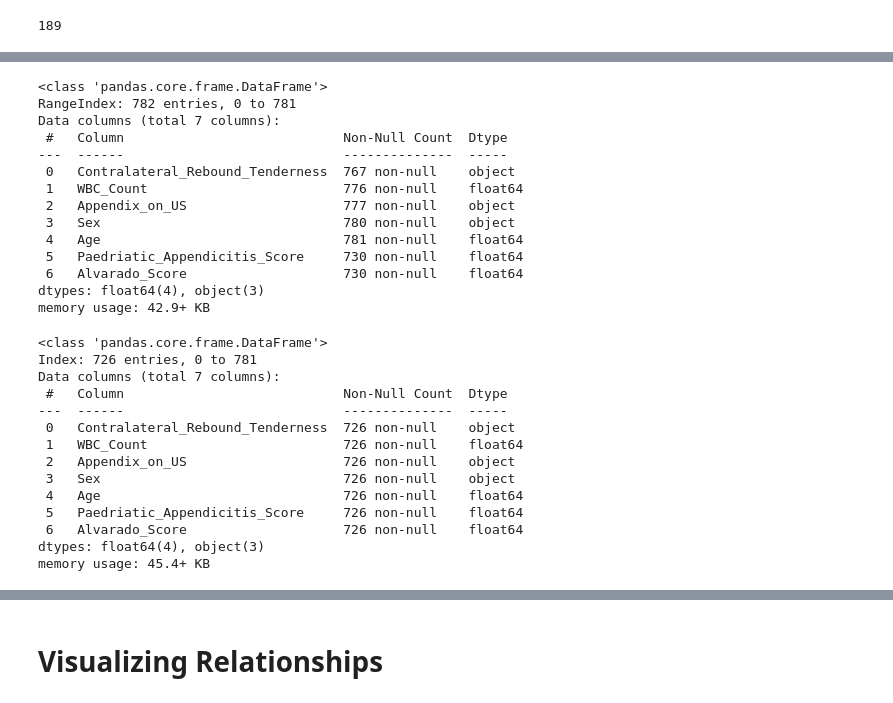
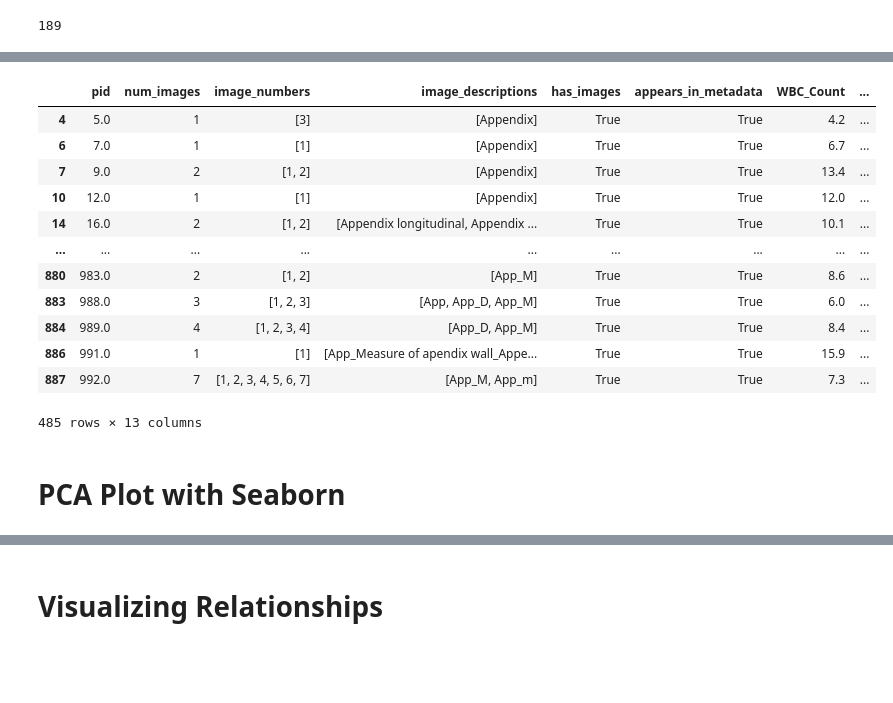
Before and after one commit to msankarsh/AIRP-Appendicitis, a Jupyter notebook: Appendicitis.ipynb, the cells around one changed output, grey strips where cells are left out. Drawn from its saved outputs; the diff is of its cells as text; code cells hidden in the pictures; blank space fills up the shorter version.

```diff
--- a/Appendicitis.ipynb
+++ b/Appendicitis.ipynb
@@ -406 +668,3 @@ patient_df = patient_df[['Contralateral_Rebound_Tenderness', 'WBC_Count','Append
+# %%
+final_df = final_df.dropna()
 # %%
@@ -421,17 +692,0 @@ memory usage: 30.7+ KB
-# %%
-patient_df.info()
-# %% [output]
-<class 'pandas.core.frame.DataFrame'>
-RangeIndex: 782 entries, 0 to 781
-Data columns (total 7 columns):
- #   Column                            Non-Null Count  Dtype
----  ------                            --------------  -----
- 0   Contralateral_Rebound_Tenderness  767 non-null    object
- 1   WBC_Count                         776 non-null    float64
- 2   Appendix_on_US                    777 non-null    object
- 3   Sex                               780 non-null    object
- 4   Age                               781 non-null    float64
- 5   Paedriatic_Appendicitis_Score     730 non-null    float64
- 6   Alvarado_Score                    730 non-null    float64
-dtypes: float64(4), object(3)
-memory usage: 42.9+ KB
@@ -440,17 +693,27 @@ patient_df = patient_df.dropna()
-# %%
-patient_df.info()
-# %% [output]
-<class 'pandas.core.frame.DataFrame'>
-Index: 726 entries, 0 to 781
-Data columns (total 7 columns):
- #   Column                            Non-Null Count  Dtype
----  ------                            --------------  -----
- 0   Contralateral_Rebound_Tenderness  726 non-null    object
- 1   WBC_Count                         726 non-null    float64
- 2   Appendix_on_US                    726 non-null    object
- 3   Sex                               726 non-null    object
- 4   Age                               726 non-null    float64
- 5   Paedriatic_Appendicitis_Score     726 non-null    float64
- 6   Alvarado_Score                    726 non-null    float64
-dtypes: float64(4), object(3)
-memory usage: 45.4+ KB
+# %%
+#final_df['Sex'] = final_df['Sex'].replace({'male': 1})
+#final_df['Sex'] = final_df['Sex'].replace({'female': 0})
+#final_df['Contralateral_Rebound_Tenderness'] = final_df['Contralateral_Rebound_Tenderness'].replace({'yes': 1})
+#final_df['Contralateral_Rebound_Tenderness'] = final_df['Contralateral_Rebound_Tenderness'].replace({'no': 0})
+#final_df['Appendix_on_US'] = final_df['Appendix_on_US'].replace({'yes': 1})
+#final_df['Appendix_on_US'] = final_df['Appendix_on_US'].replace({'no': 0})
+#final_df['Loss_of_Appetite'] = final_df['Loss_of_Appetite'].replace({'yes': 1})
+#final_df['Loss_of_Appetite'] = final_df['Loss_of_Appetite'].replace({'no': 0})
+final_df
+# %% [output]
+|  | pid | num_images | image_numbers | image_descriptions | has_images | appears_in_metadata | WBC_Count | ... |
+| 4 | 5.0 | 1 | [3] | [Appendix] | True | True | 4.2 | ... |
+| 6 | 7.0 | 1 | [1] | [Appendix] | True | True | 6.7 | ... |
+| 7 | 9.0 | 2 | [1, 2] | [Appendix] | True | True | 13.4 | ... |
+| 10 | 12.0 | 1 | [1] | [Appendix] | True | True | 12.0 | ... |
+| 14 | 16.0 | 2 | [1, 2] | [Appendix longitudinal, Appendix ... | True | True | 10.1 | ... |
+| ... | ... | ... | ... | ... | ... | ... | ... | ... |
+| 880 | 983.0 | 2 | [1, 2] | [App_M] | True | True | 8.6 | ... |
+| 883 | 988.0 | 3 | [1, 2, 3] | [App, App_D, App_M] | True | True | 6.0 | ... |
+| 884 | 989.0 | 4 | [1, 2, 3, 4] | [App_D, App_M] | True | True | 8.4 | ... |
+| 886 | 991.0 | 1 | [1] | [App_Measure of apendix wall_Appe... | True | True | 15.9 | ... |
+| 887 | 992.0 | 7 | [1, 2, 3, 4, 5, 6, 7] | [App_M, App_m] | True | True | 7.3 | ... |
+485 rows × 13 columns
+# %% [markdown]
+
+#  PCA Plot with Seaborn
```
Also changed, not shown: parts of 91 cells of this notebook.
